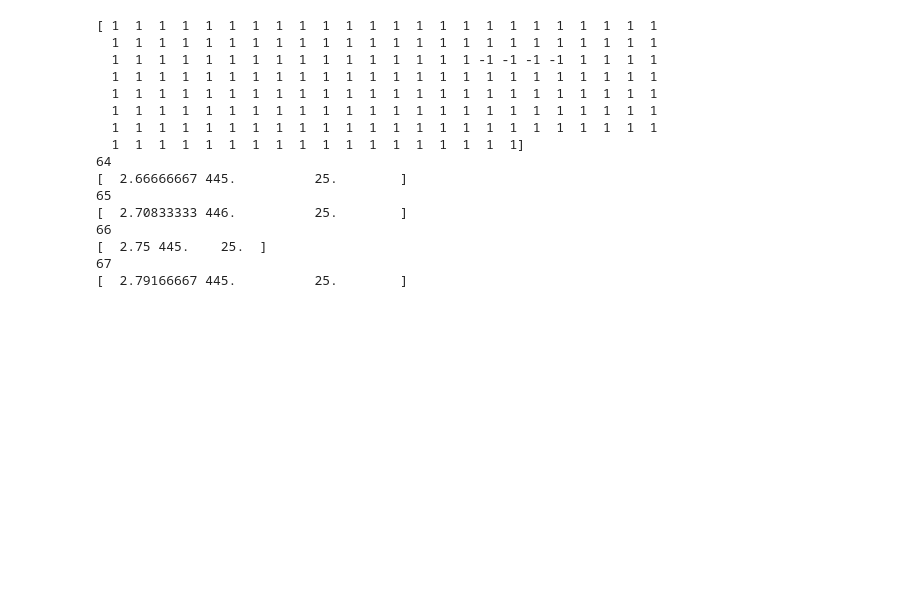
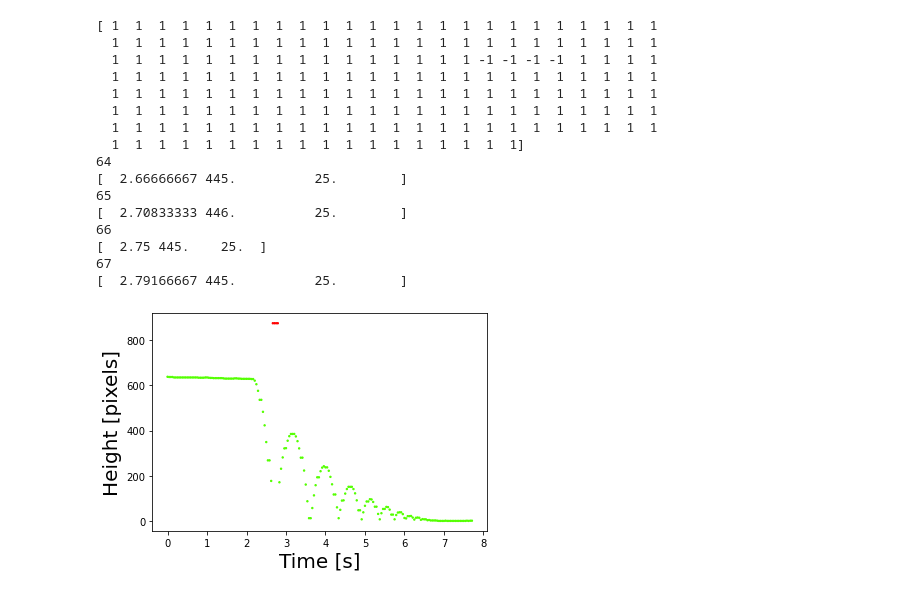
Before and after one commit to LouiseMassager/DDE_project_bouncingball, a Jupyter notebook: outlier/outlier_detection.ipynb, the cells around one changed output. Saved outputs shown, nothing was run; the diff lists cells and outputs as text; code cells hidden in the pictures; blank space fills up the shorter version.

```diff
--- a/outlier/outlier_detection.ipynb
+++ b/outlier/outlier_detection.ipynb
@@ -100,7 +112,7 @@ works for data  1_4 and 1_6 (while LocalOutlierFactor don't for 1_6)
 # %%
 from sklearn.covariance import EllipticEnvelope
 
-ee = EllipticEnvelope(contamination=0.02) #0.14 for data 1_6 #0.02 for data 1_4
+ee = EllipticEnvelope(contamination=outlier_contamination_level) #0.14 for data 1_6 #0.02 for data 1_4 # 0.05 for data 2_2
 yhat = ee.fit_predict(X)
 
 print(yhat)
@@ -127,3 +139,10 @@ for i,elem in zip(range(len(yhat)),yhat):
 [  2.75 445.    25.  ]
 67
 [  2.79166667 445.          25.        ]
+# %%
+scat = plt.scatter(X[:,0], max(X[:,2])-X[:,2], s=2, c=yhat, cmap= 'prism')
+plt.xlabel('Time [s]', fontsize=20)
+plt.ylabel('Height [pixels]', fontsize=20)
+plt.show()
+# %% [output]
+[figure, added]
```
Also changed, not shown: parts of 8 cells of this notebook.
